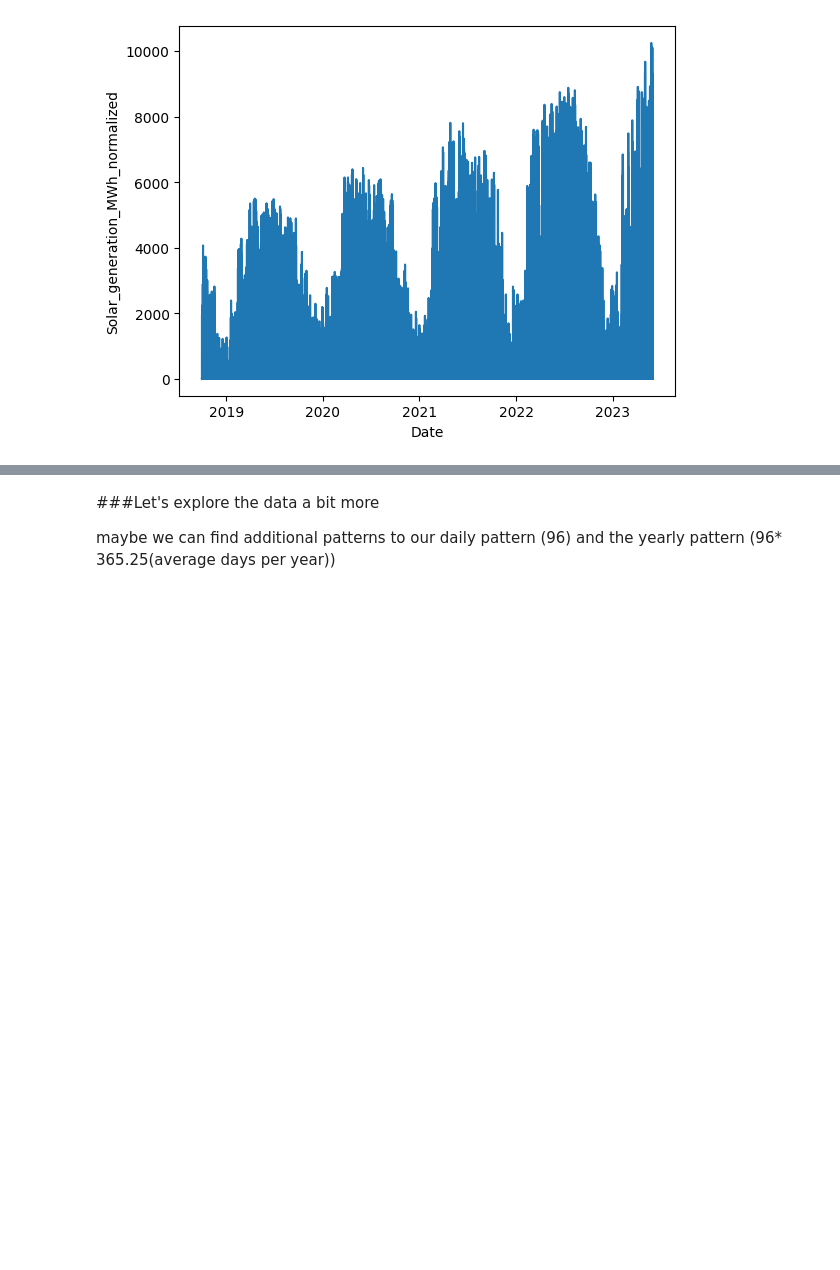
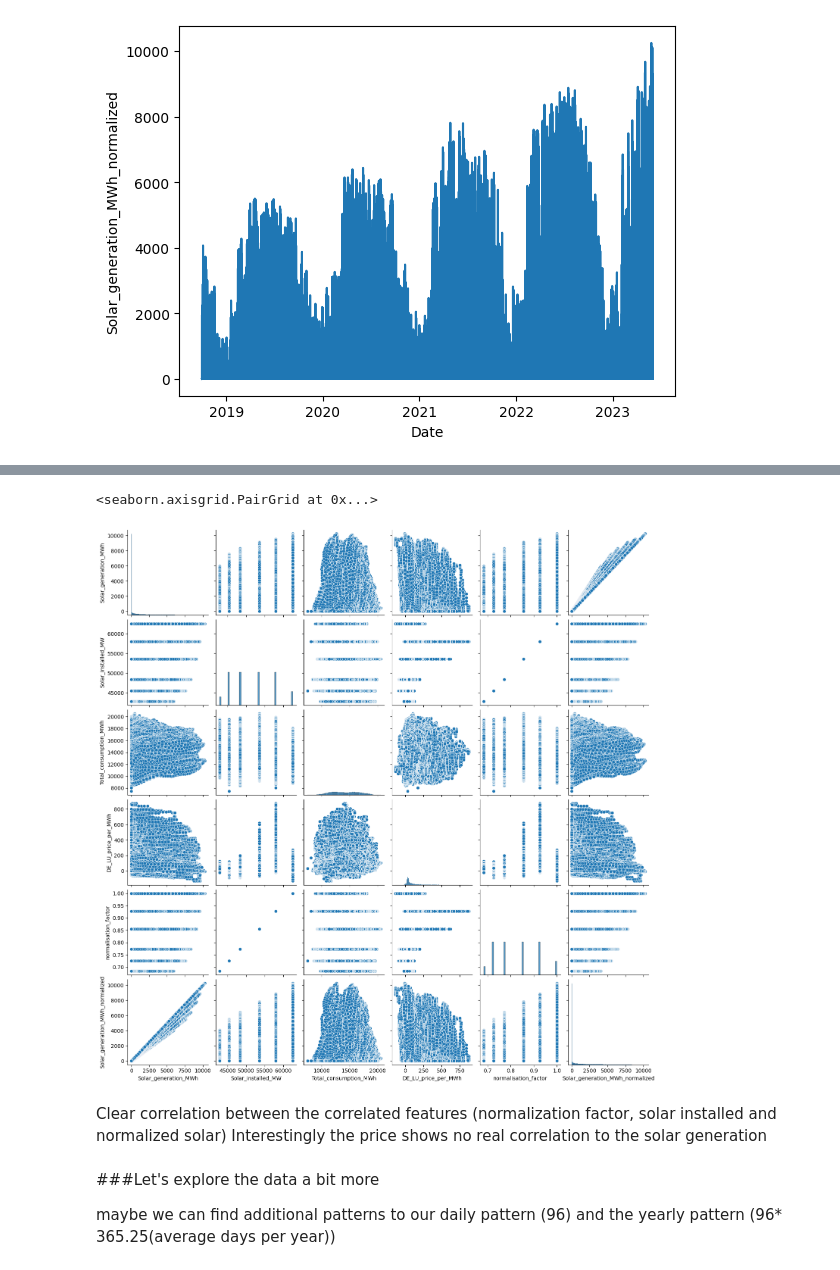
Before and after one commit to fritzfritzfritzz/EES_Optimisation, a Jupyter notebook: notebooks/20230629_EDA_Generation_2.ipynb, the cells around one changed output, grey strips where cells are left out. Saved outputs shown, nothing was run; the diff lists cells and outputs as text; code cells hidden in the pictures; blank space fills up the shorter version.

```diff
--- a/notebooks/20230629_EDA_Generation_2.ipynb
+++ b/notebooks/20230629_EDA_Generation_2.ipynb
@@ -91,3 +96,11 @@ sns.lineplot(df, y="Solar_generation_MWh_normalized", x="Date")
+# %%
+sns.pairplot(df)
+# %% [output]
+<seaborn.axisgrid.PairGrid at 0x...>
+[figure, added]
+# %% [markdown]
+Clear correlation between the correlated features (normalization factor, solar installed and normalized solar)
+Interestingly the price shows no real correlation to the solar generation
 # %%
 #%pip install pmdarima==2.0.3
 # %%
```
Also changed, not shown: parts of 2 cells of this notebook, 1 other file.
